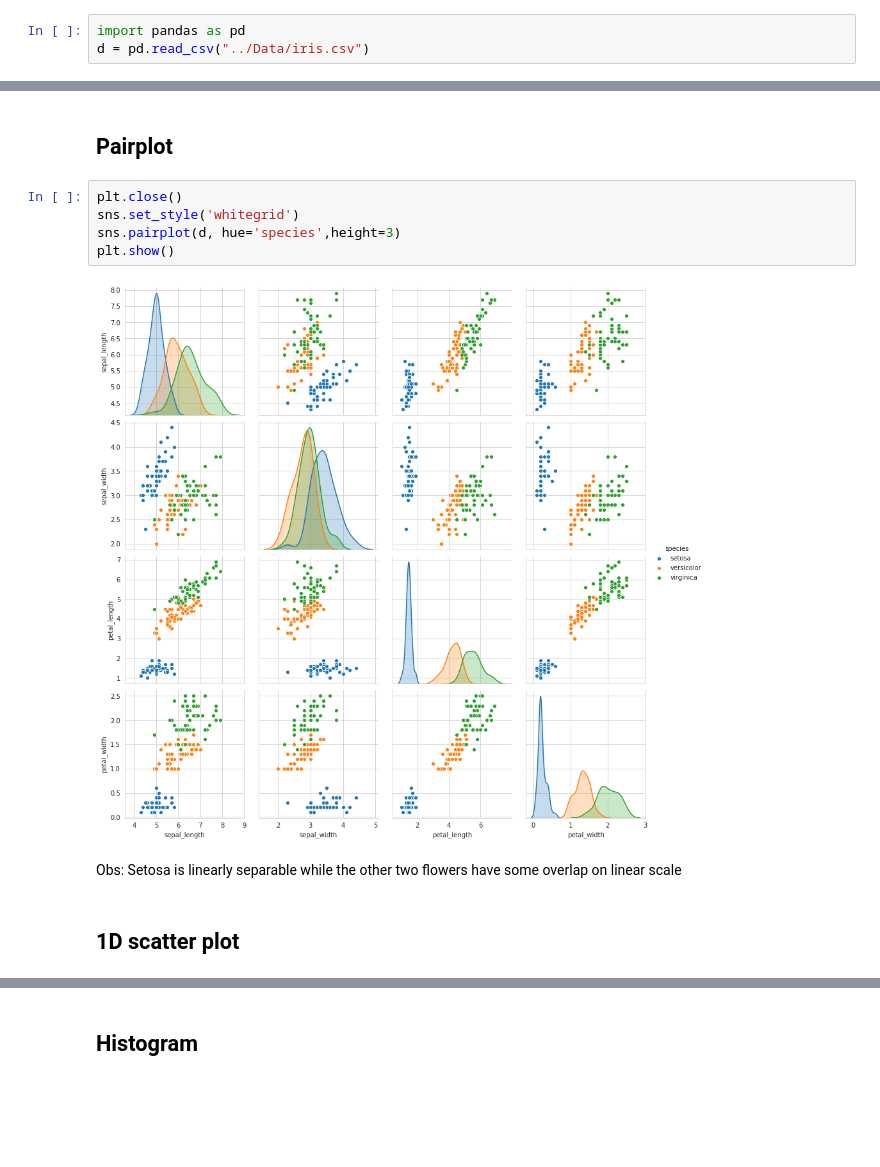
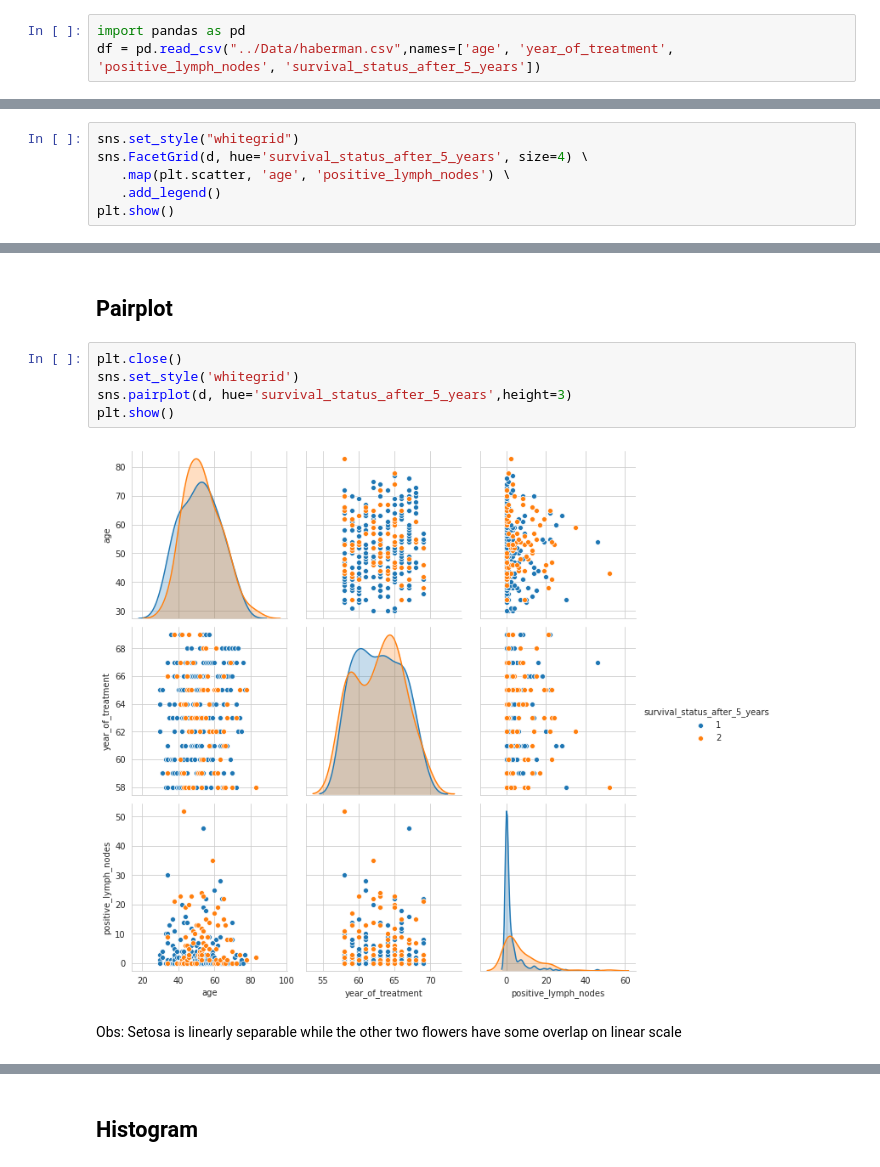
Before and after one commit to iamsims/PracticalAI, a Jupyter notebook: Notebooks/Exploratory Data Analysis_haberman.ipynb, the cells around one changed output, grey strips where cells are left out. Drawn from its saved outputs; the diff is of its cells as text; blank space fills up the shorter version.

Commit message:
EDA on haberman data

```diff
--- a/Notebooks/Exploratory Data Analysis.ipynb
+++ b/Notebooks/Exploratory Data Analysis_haberman.ipynb
@@ -2,5 +2,5 @@
 ### Import data
 # %%
 import pandas as pd
-d = pd.read_csv("../Data/iris.csv")
+df = pd.read_csv("../Data/haberman.csv",names=['age', 'year_of_treatment', 'positive_lymph_nodes', 'survival_status_after_5_years'])
 # %%
@@ -88,0 +100,6 @@ The flowers versicolor and virginica can't be clearly  separated.The separaton e
+# %%
+sns.set_style("whitegrid")
+sns.FacetGrid(d, hue='survival_status_after_5_years', size=4) \
+   .map(plt.scatter, 'age', 'positive_lymph_nodes') \
+   .add_legend()
+plt.show()
@@ -102,12 +120,10 @@ fig.show()
 # %%
 plt.close()
 sns.set_style('whitegrid')
-sns.pairplot(d, hue='species',height=3)
+sns.pairplot(d, hue='survival_status_after_5_years',height=3)
 plt.show()
 # %% [output]
-[figure, old version]
+[figure, new version]
 # %% [markdown]
 Obs:
 Setosa is linearly separable while the other  two flowers have some overlap on linear scale
-# %% [markdown]
-## 1D scatter plot
```
Also changed, not shown: parts of 33 cells of this notebook, 2 other files.
